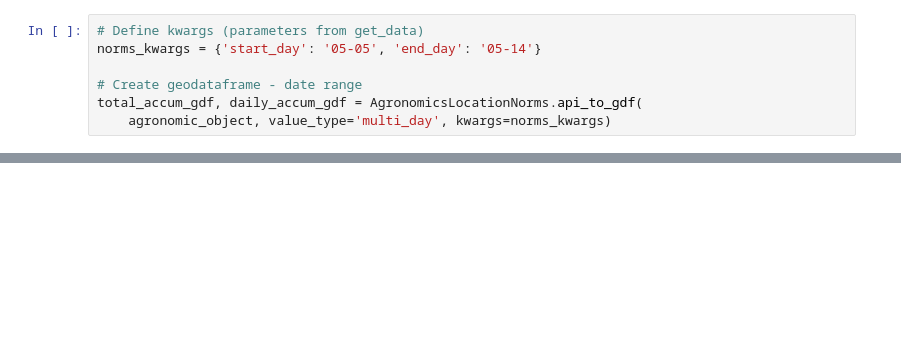
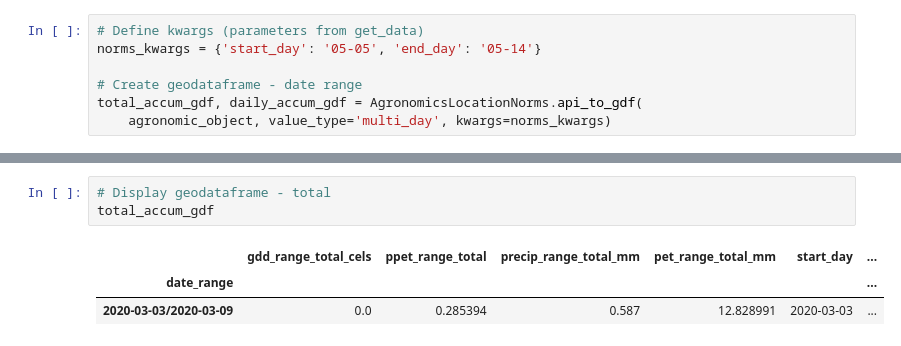
Before and after one commit to calekochenour/awherepy, a Jupyter notebook: 01-code-scripts/awhere-classes-test-2020-04-15.ipynb, the cells around one changed output, grey strips where cells are left out. Drawn from its saved outputs; the diff is of its cells as text; blank space fills up the shorter version.

```diff
--- a/01-code-scripts/awhere-classes-test-2020-04-15.ipynb
+++ b/01-code-scripts/awhere-classes-test-2020-04-15.ipynb
@@ -431,0 +459,7 @@ daily_accum_gdf
+# %%
+# Display geodataframe - total
+total_accum_gdf
+# %% [output]
+|  | gdd_range_total_cels | ppet_range_total | precip_range_total_mm | pet_range_total_mm | start_day | ... |
+| date_range |  |  |  |  |  | ... |
+| 2020-03-03/2020-03-09 | 0.0 | 0.285394 | 0.587 | 12.828991 | 2020-03-03 | ... |
```
Also changed, not shown: parts of 27 cells of this notebook.
